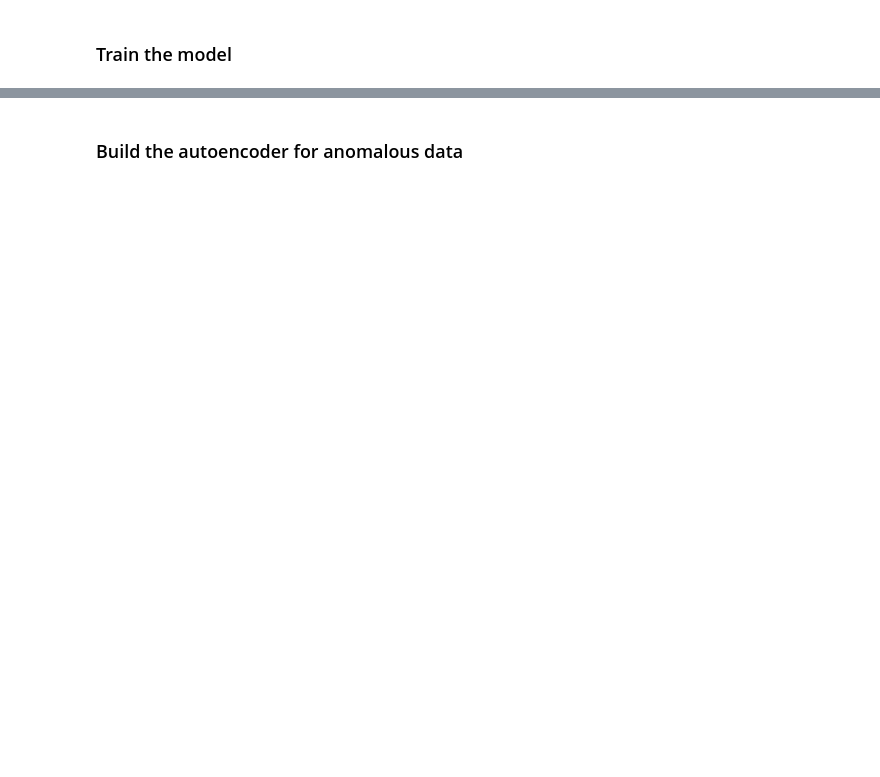
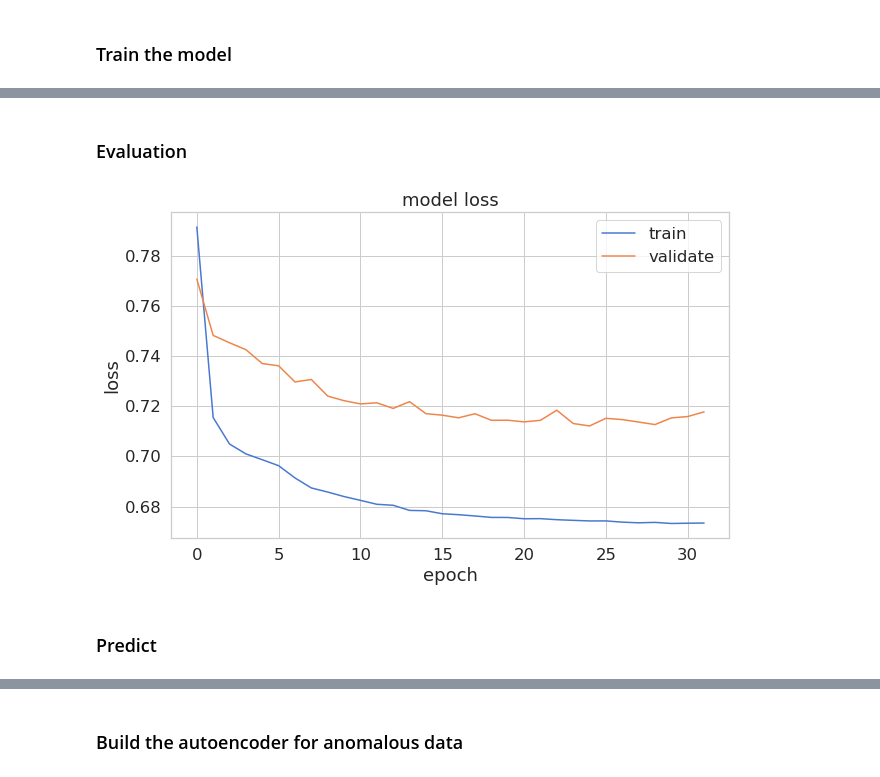
Before and after one commit to darrahts/deeplearning, a Jupyter notebook: ae_anomaly_detection.ipynb, the cells around one changed output, grey strips where cells are left out. Drawn from its saved outputs; the diff is of its cells as text; code cells hidden in the pictures; blank space fills up the shorter version.

```diff
--- a/ae_anomaly_detection.ipynb
+++ b/ae_anomaly_detection.ipynb
@@ -85,7 +91,7 @@ data['Amount'] = StandardScaler().fit_transform(data['Amount'].values.reshape(-1
 - only train on 'good' data
 - drop the label
 # %%
-X_train, X_test = train_test_split(data, test_size=.25, random_state=37)
+X_train, X_test = train_test_split(data[data['Class']==0], test_size=.25, random_state=37)
 X_train = X_train[X_train.Class==0]
 X_train = X_train.drop(['Class'], axis=1)
 
@@ -104,7 +110,7 @@ X_train.shape
 ### Build the autoencoder for nominal data
 # %%
 input_dim    = X_train.shape[1]
-encoding_dim = input_dim//2
+encoding_dim = 20
 
 in_layer = Input(shape=(input_dim,))
 
@@ -125,7 +137,7 @@ BATCH_SIZE = 64
 
 autoencoder.compile(optimizer='adam', loss='mean_squared_error', metrics=['accuracy'])
 
-checkpoint = ModelCheckpoint(filepath='model.h5', verbose=0, save_best_only=True)
+checkpoint = ModelCheckpoint(filepath='model_n.h5', verbose=0, save_best_only=True)
 
 tensorboard = TensorBoard(log_dir='./logs', histogram_freq=1, write_graph=True, write_images=True)
 
@@ -151,2 +163,16 @@ Epoch 32/32
 # %%
 autoencoder = load_model('model.h5')
+# %% [markdown]
+### Evaluation
+# %%
+plt.plot(hist['loss'])
+plt.plot(hist['val_loss'])
+plt.title("model loss")
+plt.ylabel("loss")
+plt.xlabel("epoch")
+plt.legend(['train', 'validate'], loc='best')
+plt.show()
+# %% [output]
+[figure, added]
+# %% [markdown]
+### Predict
```
Also changed, not shown: parts of 49 cells of this notebook.
